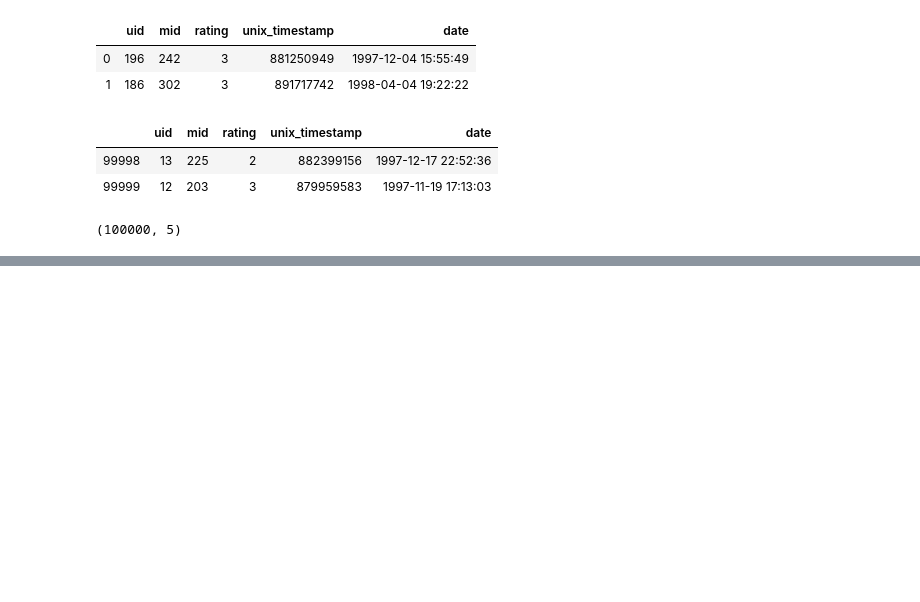
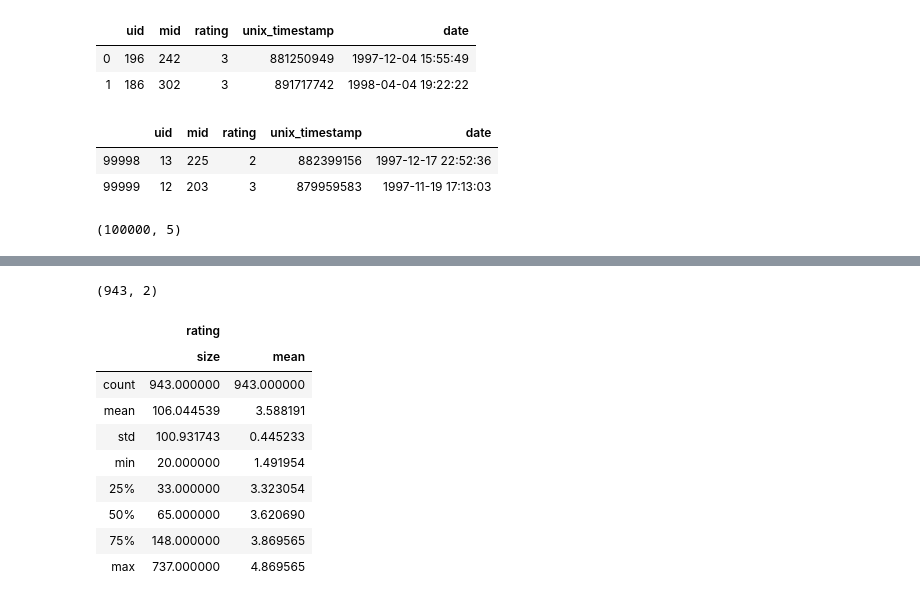
Before and after one commit to devkim0219/ml_dl_projects, a Jupyter notebook: ml/6. 지도학습의 회귀 분석 손실함수_평균제곱근오차 사용하여 평가.ipynb, the cells around one changed output, grey strips where cells are left out. Saved outputs shown, nothing was run; the diff lists cells and outputs as text; code cells hidden in the pictures; blank space fills up the shorter version.

```diff
--- a/ml/6. 지도학습의 회귀 분석 손실함수_평균제곱근오차 사용하여 평가.ipynb
+++ b/ml/6. 지도학습의 회귀 분석 손실함수_평균제곱근오차 사용하여 평가.ipynb
@@ -124,0 +278,4 @@ ratings.shape
+# %%
+# 사용자별 평가 횟수, 평균
+user_state = movie_lens.groupby('uid').agg({'rating': [np.size, np.mean]})
+user_state.head()
@@ -124,0 +291,22 @@ ratings.shape
+# %%
+user_state.shape
+# %% [output]
+(943, 2)
+# %%
+user_state.describe()
+
+# 최저값 : 1.49, 최대값 : 4.87, 25%~75% : 3점대로 몰려있다.
+# 평균 : 3.58 -> 어떤 영화든지 일반적으로 3점 이상은 받는다.
+# 3점 이하는 영화 자체에 문제가 있어 보인다.
+# 최고, 최저는 편중되어 있다.
+# %% [output]
+|  | rating |  |
+|  | size | mean |
+| count | 943.000000 | 943.000000 |
+| mean | 106.044539 | 3.588191 |
+| std | 100.931743 | 0.445233 |
+| min | 20.000000 | 1.491954 |
+| 25% | 33.000000 | 3.323054 |
+| 50% | 65.000000 | 3.620690 |
+| 75% | 148.000000 | 3.869565 |
+| max | 737.000000 | 4.869565 |
```
Also changed, not shown: parts of 27 cells of this notebook.
